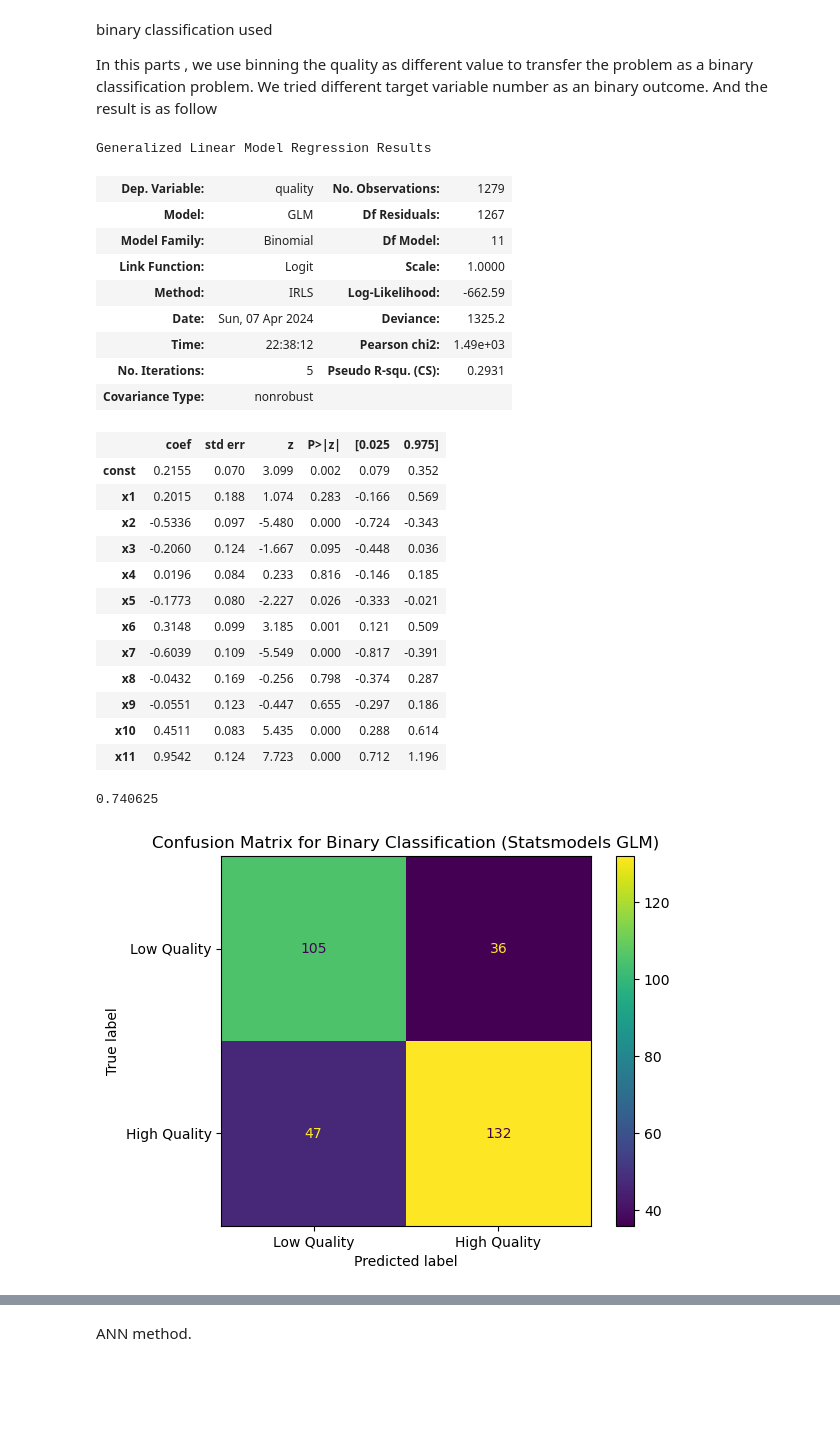
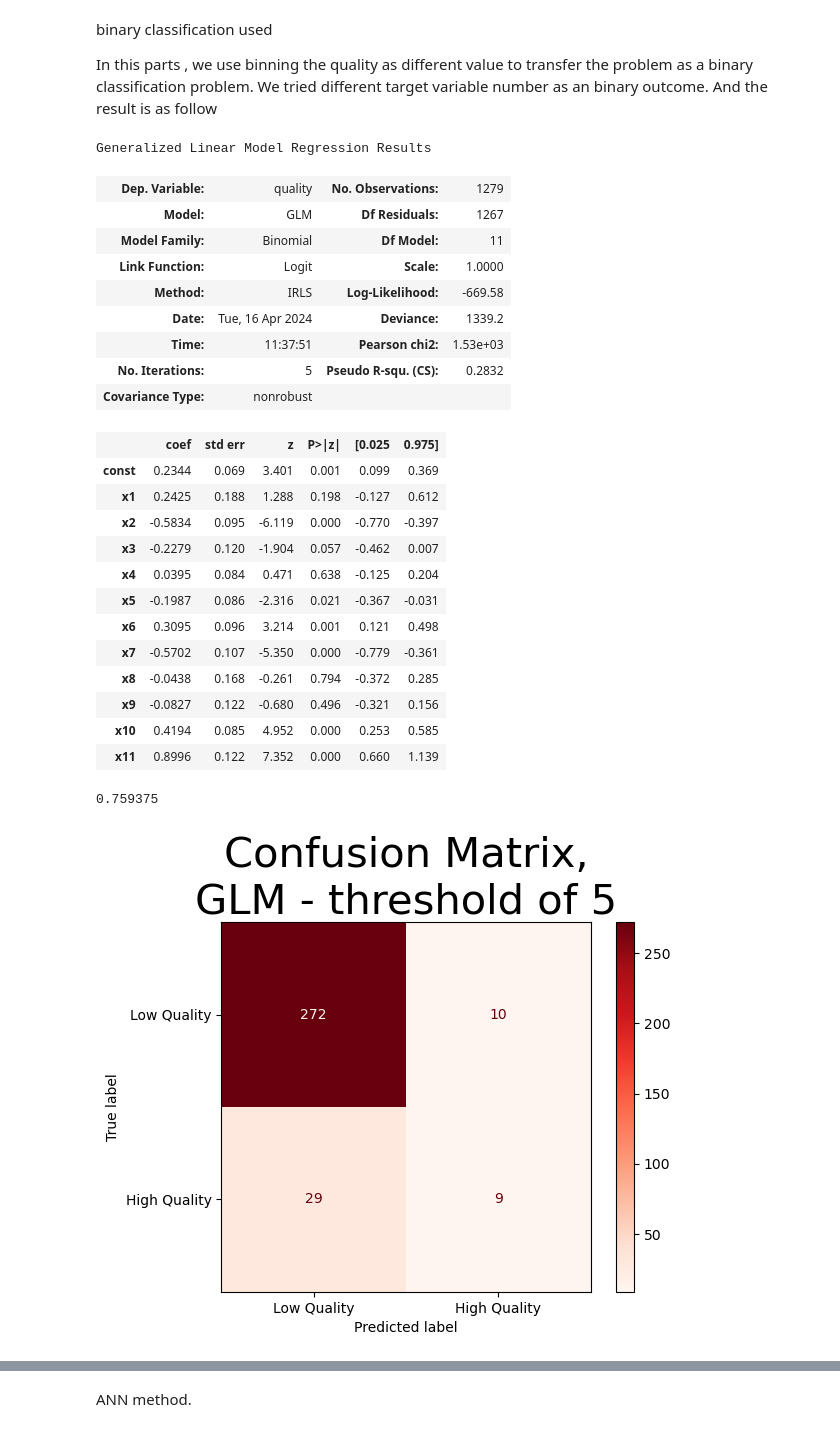
Before and after one commit to rpi11/DSAN5300-final_project, a Jupyter notebook: Classification.ipynb, the cells around one changed output, grey strips where cells are left out. Saved outputs shown, nothing was run; the diff lists cells and outputs as text; code cells hidden in the pictures; blank space fills up the shorter version.

Commit message:
Modified some of the classifciation code
outputting visualizations for poster. Editing slightly to make things more legible on the poster.

```diff
--- a/Classification.ipynb
+++ b/Classification.ipynb
@@ -6,6 +10,7 @@ import seaborn as sns
 # %%
 with open("data/winequality.csv", "r") as f:
     df = pd.read_csv(f)
+    df = df.sort_values(by = "quality").reset_index(drop = True)
 df.head()
 # %% [output]
 |  | fixed acidity | volatile acidity | citric acid | residual sugar | chlorides | free sulfur dioxide | ... |
@@ -28,7 +33,7 @@ from sklearn.preprocessing import StandardScaler
 missing_values = df.isnull().sum()
 
 X = df.drop('quality', axis=1)
-y = df['quality']
+y = pd.Categorical(df['quality'])
 
 scaler = StandardScaler()
 X_scaled = scaler.fit_transform(X)
@@ -185,24 +192,24 @@ Generalized Linear Model Regression Results
 | Model: | GLM | Df Residuals: | 1267 |
 | Model Family: | Binomial | Df Model: | 11 |
 | Link Function: | Logit | Scale: | 1.0000 |
-| Method: | IRLS | Log-Likelihood: | -662.59 |
-| Date: | Sun, 07 Apr 2024 | Deviance: | 1325.2 |
-| Time: | 22:38:12 | Pearson chi2: | 1.49e+03 |
-| No. Iterations: | 5 | Pseudo R-squ. (CS): | 0.2931 |
+| Method: | IRLS | Log-Likelihood: | -669.58 |
+| Date: | Tue, 16 Apr 2024 | Deviance: | 1339.2 |
+| Time: | 11:37:51 | Pearson chi2: | 1.53e+03 |
+| No. Iterations: | 5 | Pseudo R-squ. (CS): | 0.2832 |
 | Covariance Type: | nonrobust |  |  |
 |  | coef | std err | z | P>|z| | [0.025 | 0.975] |
-| const | 0.2155 | 0.070 | 3.099 | 0.002 | 0.079 | 0.352 |
-| x1 | 0.2015 | 0.188 | 1.074 | 0.283 | -0.166 | 0.569 |
-| x2 | -0.5336 | 0.097 | -5.480 | 0.000 | -0.724 | -0.343 |
-| x3 | -0.2060 | 0.124 | -1.667 | 0.095 | -0.448 | 0.036 |
-| x4 | 0.0196 | 0.084 | 0.233 | 0.816 | -0.146 | 0.185 |
-| x5 | -0.1773 | 0.080 | -2.227 | 0.026 | -0.333 | -0.021 |
-| x6 | 0.3148 | 0.099 | 3.185 | 0.001 | 0.121 | 0.509 |
-| x7 | -0.6039 | 0.109 | -5.549 | 0.000 | -0.817 | -0.391 |
-| x8 | -0.0432 | 0.169 | -0.256 | 0.798 | -0.374 | 0.287 |
-| x9 | -0.0551 | 0.123 | -0.447 | 0.655 | -0.297 | 0.186 |
-| x10 | 0.4511 | 0.083 | 5.435 | 0.000 | 0.288 | 0.614 |
-| x11 | 0.9542 | 0.124 | 7.723 | 0.000 | 0.712 | 1.196 |
+| const | 0.2344 | 0.069 | 3.401 | 0.001 | 0.099 | 0.369 |
+| x1 | 0.2425 | 0.188 | 1.288 | 0.198 | -0.127 | 0.612 |
+| x2 | -0.5834 | 0.095 | -6.119 | 0.000 | -0.770 | -0.397 |
+| x3 | -0.2279 | 0.120 | -1.904 | 0.057 | -0.462 | 0.007 |
+| x4 | 0.0395 | 0.084 | 0.471 | 0.638 | -0.125 | 0.204 |
+| x5 | -0.1987 | 0.086 | -2.316 | 0.021 | -0.367 | -0.031 |
+| x6 | 0.3095 | 0.096 | 3.214 | 0.001 | 0.121 | 0.498 |
+| x7 | -0.5702 | 0.107 | -5.350 | 0.000 | -0.779 | -0.361 |
+| x8 | -0.0438 | 0.168 | -0.261 | 0.794 | -0.372 | 0.285 |
+| x9 | -0.0827 | 0.122 | -0.680 | 0.496 | -0.321 | 0.156 |
+| x10 | 0.4194 | 0.085 | 4.952 | 0.000 | 0.253 | 0.585 |
+| x11 | 0.8996 | 0.122 | 7.352 | 0.000 | 0.660 | 1.139 |
 # %%
 y_test_binary = (y_test > 5).astype(int)
 X_test_const = sm.add_constant(X_test)
@@ -211,15 +218,15 @@ y_test_pred_binary = (y_test_pred_prob > 0.5).astype(int)
 binary_model_accuracy = accuracy_score(y_test_binary, y_test_pred_binary)
 binary_model_accuracy
 # %% [output]
-0.740625
+0.759375
 # %%
 conf_matrix_sm = confusion_matrix(y_test_binary, y_test_pred_binary)
 
-ConfusionMatrixDisplay(conf_matrix_sm, display_labels=['Low Quality', 'High Quality']).plot(values_format='d')
-plt.title('Confusion Matrix for Binary Classification (Statsmodels GLM)')
+ConfusionMatrixDisplay(conf_matrix_sm, display_labels=['Low Quality', 'High Quality']).plot(values_format='d', cmap='Reds')
+plt.title('Confusion Matrix,\nGLM - threshold of 5', fontsize = 30)
 plt.show()
 # %% [output]
-[figure, old version]
+[figure, new version]
 # %%
 import statsmodels.api as sm
 
```
Also changed, not shown: parts of 17 cells of this notebook, 17 other files.
